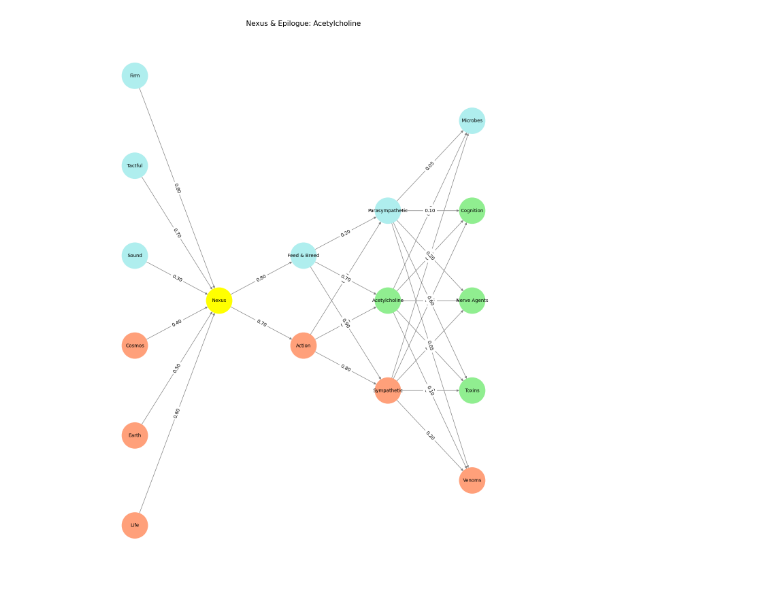
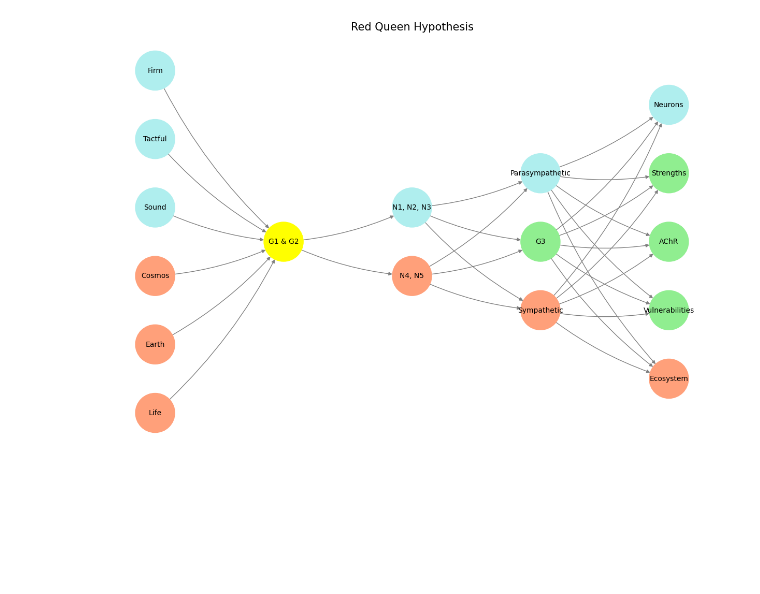
Before and after one commit to abikesa/festokivengere, a Jupyter notebook: kitabo/ensi/_build/html/_sources/index.ipynb, the cells around one changed output. Cells and saved outputs as stored; diff of their text form; code cells hidden in the pictures; blank space fills up the shorter version.

Commit message:
beautiful donor app neural network

```diff
--- a/kitabo/ensi/_build/html/_sources/index.ipynb
+++ b/kitabo/ensi/_build/html/_sources/index.ipynb
@@ -52,61 +52,34 @@ import networkx as nx
 # Define the neural network structure
 def define_layers():
     return {
-        'Pre-Input': ['Life','Earth', 'Cosmos', 'Sound', 'Tactful', 'Firm', ],
-        'Yellowstone': ['Nexus'],
-        'Input': ['Action', 'Feed & Breed'],
-        'Hidden': [
-            'Sympathetic',
-            'Acetylcholine',
-            'Parasympathetic',
-        ],
-        'Output': ['Venoms', 'Toxins', 'Nerve Agents', 'Cognition', 'Microbes',    ]
-    }
-
-# Define weights for the connections
-def define_weights():
-    return {
-        'Pre-Input-Yellowstone': np.array([
-            [0.6],
-            [0.5],
-            [0.4],
-            [0.3],
-            [0.7],
-            [0.8],
-            [0.6]
-        ]),
-        'Yellowstone-Input': np.array([
-            [0.7, 0.8]
-        ]),
-        'Input-Hidden': np.array([[0.8, 0.4, 0.1], [0.9, 0.7, 0.2]]),
-        'Hidden-Output': np.array([
-            [0.2, 0.8, 0.1, 0.05, 0.2],
-            [0.1, 0.9, 0.05, 0.05, 0.1],
-            [0.05, 0.6, 0.2, 0.1, 0.05]
-        ])
+        'Pre-Input': ['Life', 'Earth', 'Cosmos', 'Sound', 'Tactful', 'Firm'],
+        'Yellowstone': ['G1 & G2'],
+        'Input': ['N4, N5', 'N1, N2, N3'],
+        'Hidden': ['Sympathetic', 'G3', 'Parasympathetic'],
+        'Output': ['Ecosystem', 'Vulnerabilities', 'AChR', 'Strengths', 'Neurons']
     }
 
 # Assign colors to nodes
 def assign_colors(node, layer):
-    if node == 'Nexus':
+    if node == 'G1 & G2':
         return 'yellow'
     if layer == 'Pre-Input' and node in ['Sound', 'Tactful', 'Firm']:
         return 'paleturquoise'
-    elif layer == 'Input' and node == 'Feed & Breed':
+    elif layer == 'Input' and node == 'N1, N2, N3':
         return 'paleturquoise'
     elif layer == 'Hidden':
         if node == 'Parasympathetic':
             return 'paleturquoise'
-        elif node == 'Acetylcholine':
+        elif node == 'G3':
             return 'lightgreen'
         elif node == 'Sympathetic':
             return 'lightsalmon'
     elif layer == 'Output':
-        if node == 'Microbes':
+        if node == 'Neurons':
             return 'paleturquoise'
-        elif node in ['Cognition', 'Nerve Agents', 'Toxins']:
+        elif node in ['Strengths', 'AChR', 'Vulnerabilities']:
             return 'lightgreen'
-        elif node == 'Venoms':
+        elif node == 'Ecosystem':
             return 'lightsalmon'
     return 'lightsalmon'  # Default color
 
@@ -116,58 +89,41 @@ def calculate_positions(layer, center_x, offset):
     start_y = -(layer_size - 1) / 2  # Center the layer vertically
     return [(center_x + offset, start_y + i) for i in range(layer_size)]
 
 # Create and visualize the neural network graph
 def visualize_nn():
     layers = define_layers()
-    weights = define_weights()
     G = nx.DiGraph()
     pos = {}
     node_colors = []
     center_x = 0  # Align nodes horizontally
 
     # Add nodes and assign positions
     for i, (layer_name, nodes) in enumerate(layers.items()):
         y_positions = calculate_positions(nodes, center_x, offset=-len(layers) + i + 1)
         for node, position in zip(nodes, y_positions):
             G.add_node(node, layer=layer_name)
             pos[node] = position
             node_colors.append(assign_colors(node, layer_name))
 
-    # Add edges and weights
-    for layer_pair, weight_matrix in zip(
-        [('Pre-Input', 'Yellowstone'), ('Yellowstone', 'Input'), ('Input', 'Hidden'), ('Hidden', 'Output')],
-        [weights['Pre-Input-Yellowstone'], weights['Yellowstone-Input'], weights['Input-Hidden'], weights['Hidden-Output']]
-    ):
+    # Add edges (without weights)
+    for layer_pair in [
+        ('Pre-Input', 'Yellowstone'), ('Yellowstone', 'Input'), ('Input', 'Hidden'), ('Hidden', 'Output')
+    ]:
         source_layer, target_layer = layer_pair
-        for i, source in enumerate(layers[source_layer]):
-            for j, target in enumerate(layers[target_layer]):
-                weight = weight_matrix[i, j]
-                G.add_edge(source, target, weight=weight)
-
-    # Customize edge thickness for specific relationships
-    edge_widths = []
-    for u, v in G.edges():
-        if u in layers['Hidden'] and v == 'Kapital':
-            edge_widths.append(6)  # Highlight key edges
-        else:
-            edge_widths.append(1)
+        for source in layers[source_layer]:
+            for target in layers[target_layer]:
+                G.add_edge(source, target)
 
     # Draw the graph
-    plt.figure(figsize=(12, 16))
+    plt.figure(figsize=(12, 8))
     nx.draw(
         G, pos, with_labels=True, node_color=node_colors, edge_color='gray',
-        node_size=3000, font_size=10, width=edge_widths
+        node_size=3000, font_size=10, connectionstyle="arc3,rad=0.1"
     )
-    edge_labels = nx.get_edge_attributes(G, 'weight')
-    nx.draw_networkx_edge_labels(G, pos, edge_labels={k: f'{v:.2f}' for k, v in edge_labels.items()})
-    plt.title("Nexus & Epilogue: Acetylcholine", fontsize=15)
-
-    # Save the figure to a file
-    plt.savefig("figures/logo.png", format="png")
-
+    plt.title("Red Queen Hypothesis", fontsize=15)
     plt.show()
 
 # Run the visualization
 visualize_nn()
 # %% [output]
-[figure, old version]
+[figure, new version]
```
Also changed, not shown: parts of 4 cells of this notebook, 40 other files.
